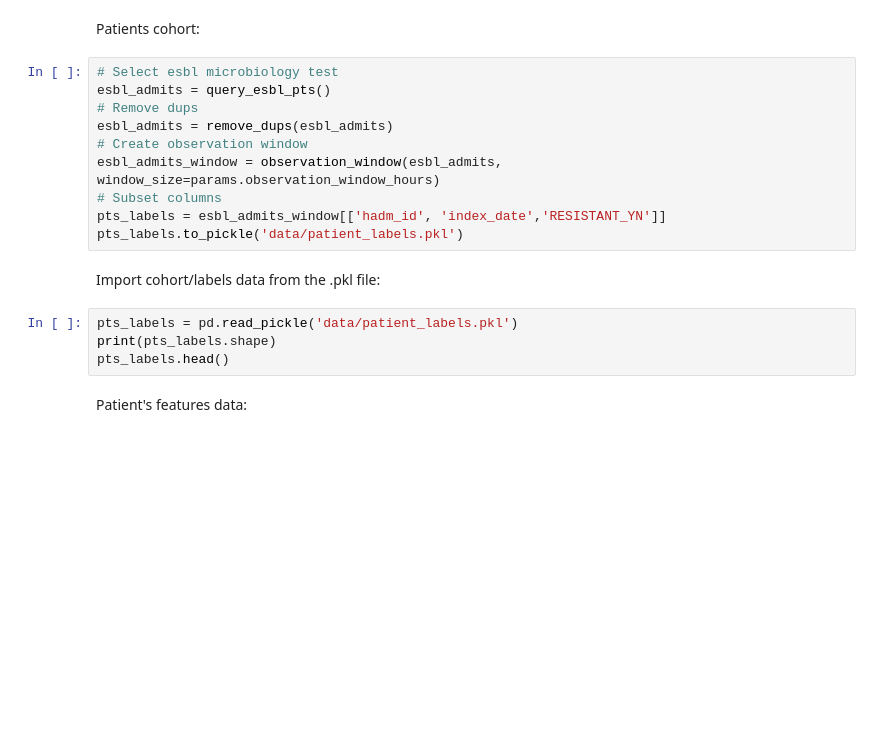
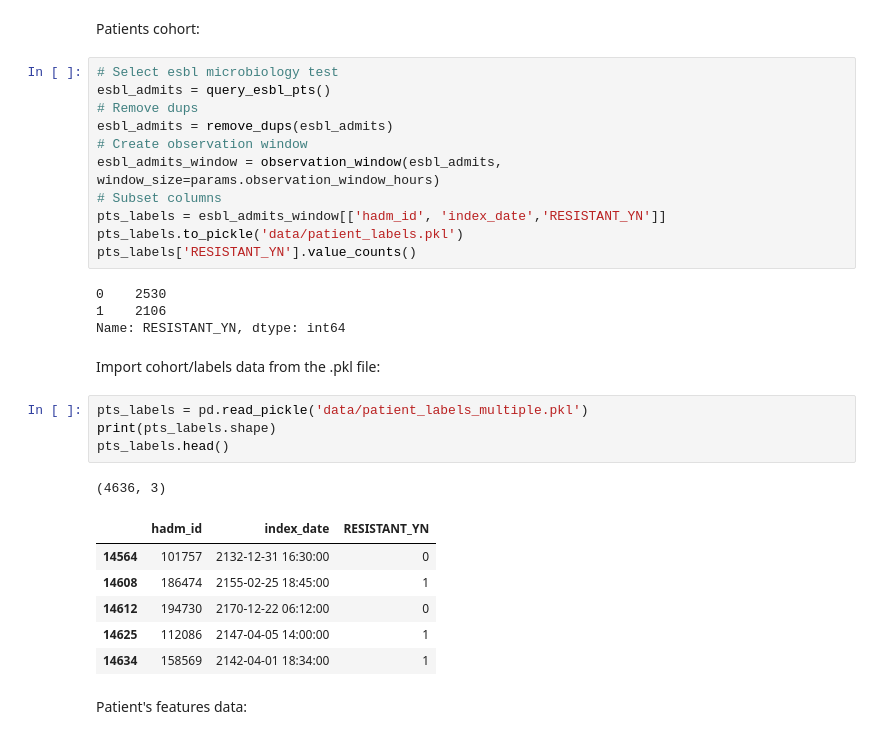
Before and after one commit to The-Electric-Moccasins/resistance-prediction, a Jupyter notebook: esbl_model_dev_ts.ipynb, the cells around one changed output. Cells and saved outputs as stored; diff of their text form; blank space fills up the shorter version.

```diff
--- a/esbl_model_dev_ts.ipynb
+++ b/esbl_model_dev_ts.ipynb
@@ -33,12 +34,25 @@ esbl_admits_window = observation_window(esbl_admits, window_size=params.observat
 # Subset columns
 pts_labels = esbl_admits_window[['hadm_id', 'index_date','RESISTANT_YN']]
 pts_labels.to_pickle('data/patient_labels.pkl')
+pts_labels['RESISTANT_YN'].value_counts()
+# %% [output]
+0    2530
+1    2106
+Name: RESISTANT_YN, dtype: int64
 # %% [markdown]
 Import cohort/labels data from the .pkl file:
 # %%
-pts_labels = pd.read_pickle('data/patient_labels.pkl')
+pts_labels = pd.read_pickle('data/patient_labels_multiple.pkl')
 print(pts_labels.shape)
 pts_labels.head()
+# %% [output]
+(4636, 3)
+|  | hadm_id | index_date | RESISTANT_YN |
+| 14564 | 101757 | 2132-12-31 16:30:00 | 0 |
+| 14608 | 186474 | 2155-02-25 18:45:00 | 1 |
+| 14612 | 194730 | 2170-12-22 06:12:00 | 0 |
+| 14625 | 112086 | 2147-04-05 14:00:00 | 1 |
+| 14634 | 158569 | 2142-04-01 18:34:00 | 1 |
 # %% [markdown]
 Patient's features data:
 # %%
```
Also changed, not shown: parts of 39 cells of this notebook.
